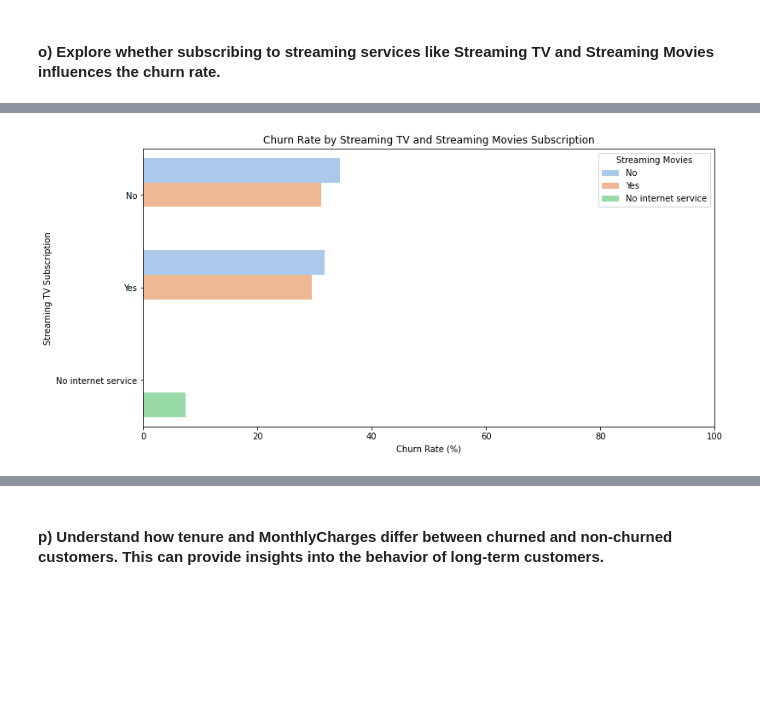
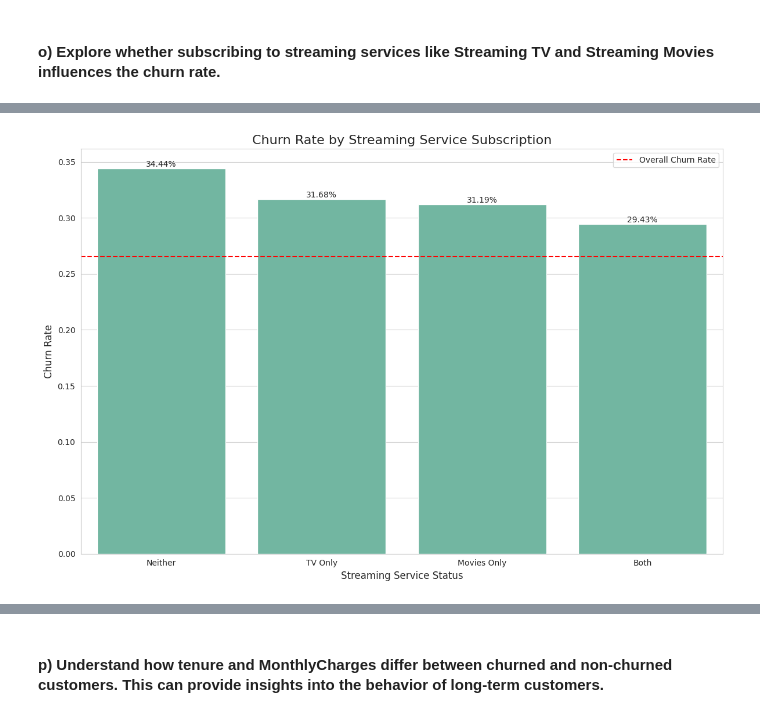
Before and after one commit to vskvj3/UST_Training, a Jupyter notebook: BigData/spark/Spark Workshop/Assignment 8 - Spark SQL.ipynb, the cells around one changed output, grey strips where cells are left out. Cells and saved outputs as stored; diff of their text form; code cells hidden in the pictures; blank space fills up the shorter version.

```diff
--- a/BigData/spark/Spark Workshop/Assignment 8 - Spark SQL.ipynb
+++ b/BigData/spark/Spark Workshop/Assignment 8 - Spark SQL.ipynb
@@ -737,20 +768,30 @@ churn_streaming_result.show()
 # %%
-churn_streaming_df = churn_streaming_result.toPandas()
+churn_df = streaming_churn_query.toPandas()
 
-plt.figure(figsize=(12, 6))
+# Calculate overall churn rate for reference
+overall_churn_rate = churn_df['churned_customers'].sum() / churn_df['total_customers'].sum()
 
-sns.barplot(data=churn_streaming_df,
-            x='ChurnRate',
-            y='StreamingTV',
-            hue='StreamingMovies',
-            palette='pastel')
+# Create the visualization
+plt.figure(figsize=(12, 8))
+sns.barplot(x='streaming_status', y='churn_rate', data=churn_df,
+            order=['Neither', 'TV Only', 'Movies Only', 'Both'])
 
-plt.title('Churn Rate by Streaming TV and Streaming Movies Subscription')
-plt.xlabel('Churn Rate (%)')
-plt.ylabel('Streaming TV Subscription')
-plt.legend(title='Streaming Movies')
-plt.xlim(0, 100)
+# Customize the plot
+plt.title("Churn Rate by Streaming Service Subscription", fontsize=16)
+plt.xlabel("Streaming Service Status", fontsize=12)
+plt.ylabel("Churn Rate", fontsize=12)
+plt.axhline(y=overall_churn_rate, color='r', linestyle='--', label='Overall Churn Rate')
 
+# Add value labels on the bars
+for i, bar in enumerate(plt.gca().patches):
+    plt.text(bar.get_x() + bar.get_width()/2,
+             bar.get_height(),
+             f'{bar.get_height():.2%}',
+             ha='center', va='bottom')
+
+
+plt.legend()
+plt.tight_layout()
 plt.show()
 # %% [output]
-[figure, old version]
+[figure, new version]
```
Also changed, not shown: parts of 34 cells of this notebook.
